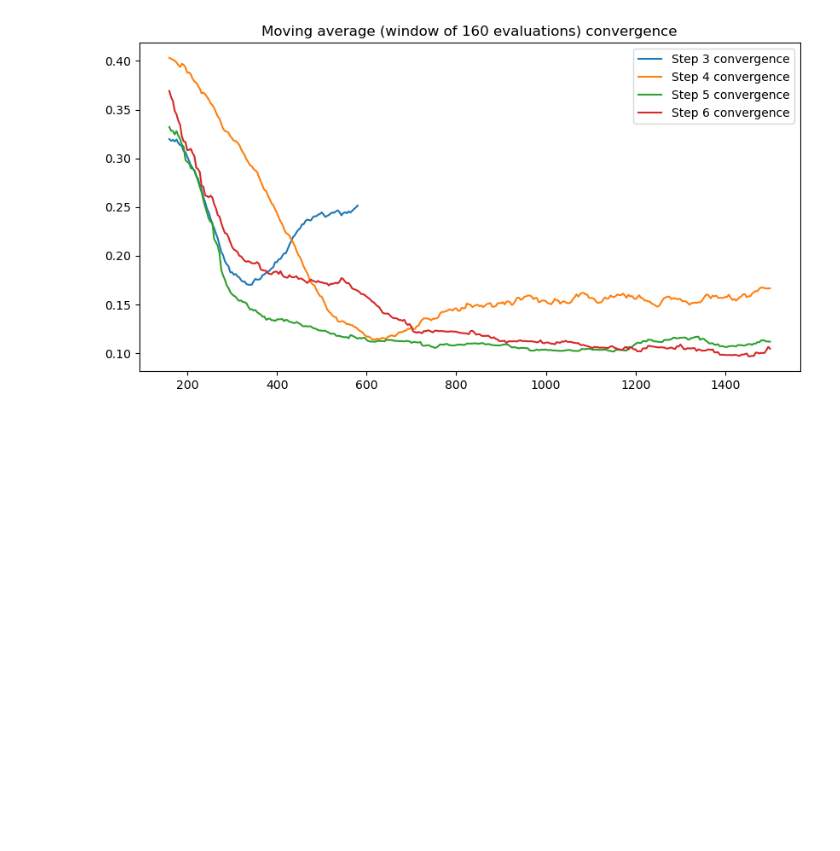
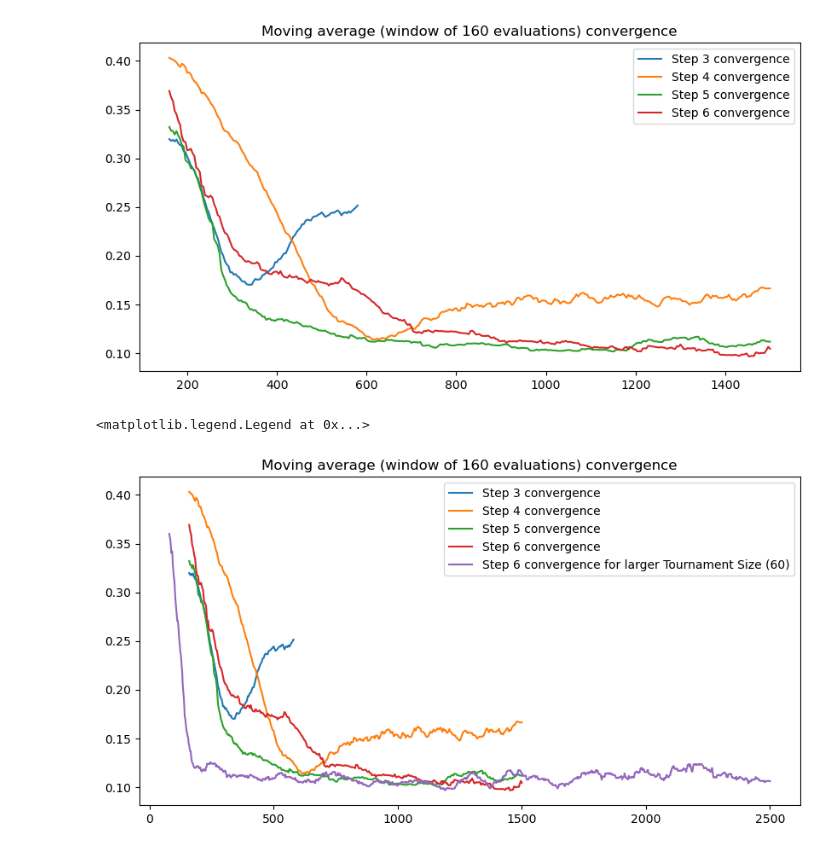
Before and after one commit to frantisek901/Spirals, a Jupyter notebook: Media/PlotBehaviorSearchConvergence.ipynb, the cells around one changed output. Drawn from its saved outputs; the diff is of its cells as text; code cells hidden in the pictures; blank space fills up the shorter version.

```diff
--- a/Media/PlotBehaviorSearchConvergence.ipynb
+++ b/Media/PlotBehaviorSearchConvergence.ipynb
@@ -91,3 +91,36 @@ for idx in range(2, 6):
     plt.legend()
 # %% [output]
 [figure]
+# %%
+# Comparing with the longer trajectory and larger tournament size for step 6
+objFunctionHistory_Tsize60 = pd.read_csv(f'BSearchresults_GA_step6_Tsize60_2.5k.objectiveFunctionHistory.csv')
+# %%
+# Moving Averages
+
+window_size = 40
+
+plt.figure(figsize=(10,5))
+
+for idx in range(2, 6):
+    stepNo = idx + 1
+    x = objFunctionHistory_stepwise[idx]["evaluation"]
+    y1 = objFunctionHistory_stepwise[idx]["fitness"]
+    y = pd.Series(y1).rolling(window=window_size).mean().to_numpy()
+
+    # print(len(y1))
+    # print(len(y))
+
+
+    plt.plot(x,y, label=(f'Step {stepNo} convergence'))
+    plt.title(f'Moving average (window of {window_size*4} evaluations) convergence')
+    # plt.
+
+x = objFunctionHistory_Tsize60["evaluation"]
+y1 = objFunctionHistory_Tsize60["fitness"]
+y = pd.Series(y1).rolling(window=window_size).mean().to_numpy()
+plt.plot(x,y, label=(f'Step {stepNo} convergence for larger Tournament Size (60)'))
+
+plt.legend()
+# %% [output]
+<matplotlib.legend.Legend at 0x...>
+[figure, added]
```
Also changed, not shown: 3 other files.
